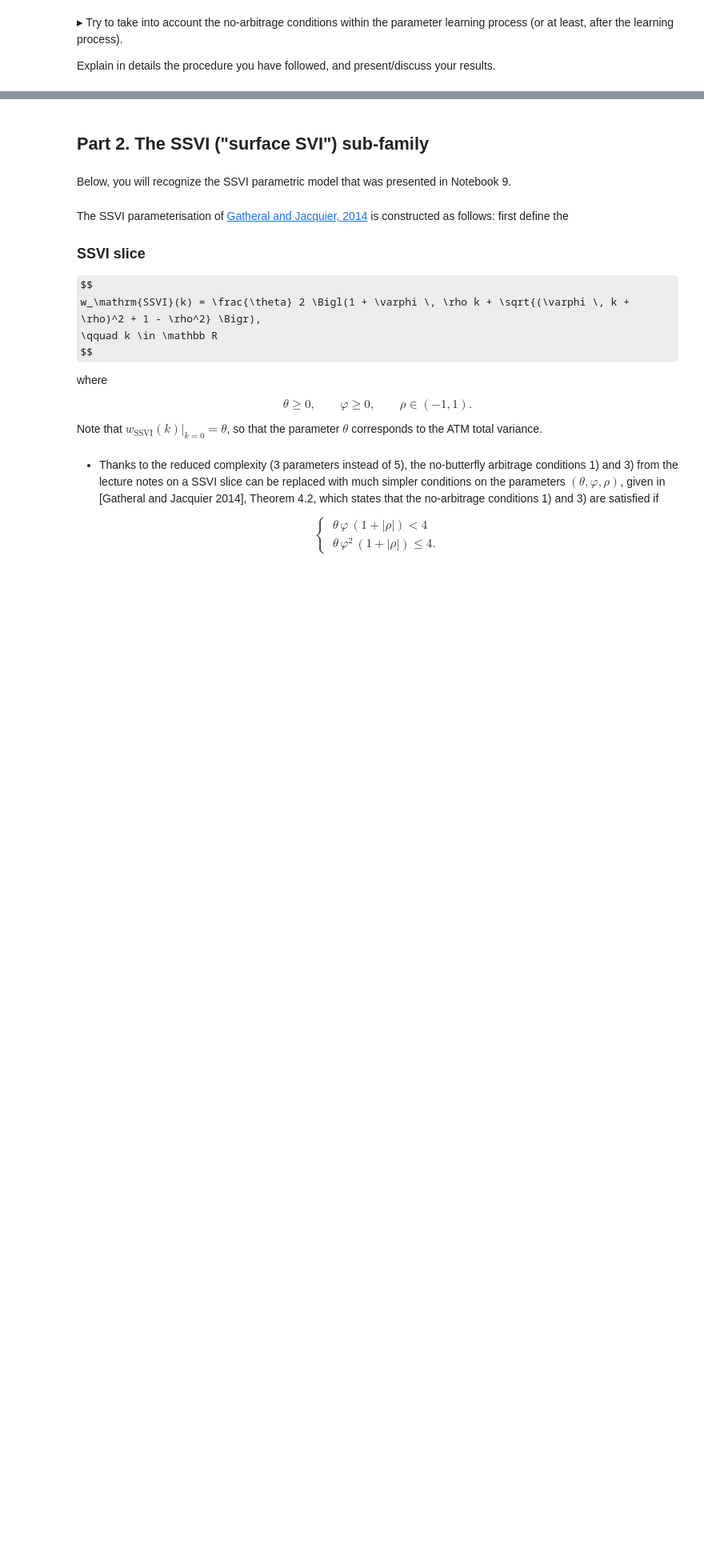
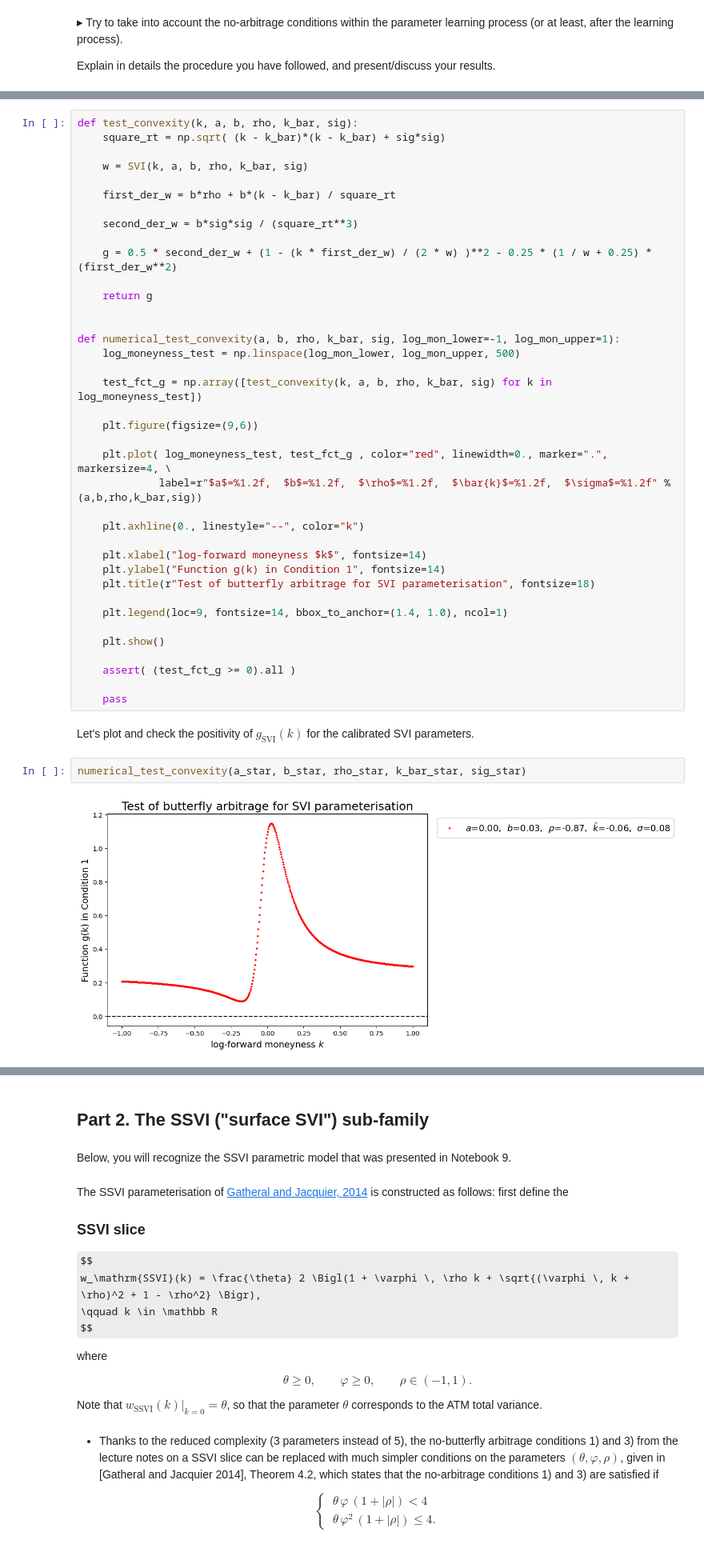
Before and after one commit to TeoAle/Numerical_Processing_Options, a Jupyter notebook: No_arbitrage_implied_volatility.ipynb, the cells around one changed output, grey strips where cells are left out. Shown: that part at 80% size. Cells and saved outputs as stored; diff of their text form; some formulas as TeX source; blank space fills up the shorter version.

```diff
--- a/No_arbitrage_implied_volatility.ipynb
+++ b/No_arbitrage_implied_volatility.ipynb
@@ -382,0 +403,44 @@ Explain in details the procedure you have followed, and present/discuss your res
+# %%
+def test_convexity(k, a, b, rho, k_bar, sig):
+    square_rt = np.sqrt( (k - k_bar)*(k - k_bar) + sig*sig)
+
+    w = SVI(k, a, b, rho, k_bar, sig)
+
+    first_der_w = b*rho + b*(k - k_bar) / square_rt
+
+    second_der_w = b*sig*sig / (square_rt**3)
+
+    g = 0.5 * second_der_w + (1 - (k * first_der_w) / (2 * w) )**2 - 0.25 * (1 / w + 0.25) * (first_der_w**2)
+
+    return g
+
+
+def numerical_test_convexity(a, b, rho, k_bar, sig, log_mon_lower=-1, log_mon_upper=1):
+    log_moneyness_test = np.linspace(log_mon_lower, log_mon_upper, 500)
+
+    test_fct_g = np.array([test_convexity(k, a, b, rho, k_bar, sig) for k in log_moneyness_test])
+
+    plt.figure(figsize=(9,6))
+
+    plt.plot( log_moneyness_test, test_fct_g , color="red", linewidth=0., marker=".", markersize=4, \
+             label=r"$a$=%1.2f,  $b$=%1.2f,  $\rho$=%1.2f,  $\bar{k}$=%1.2f,  $\sigma$=%1.2f" %(a,b,rho,k_bar,sig))
+
+    plt.axhline(0., linestyle="--", color="k")
+
+    plt.xlabel("log-forward moneyness $k$", fontsize=14)
+    plt.ylabel("Function g(k) in Condition 1", fontsize=14)
+    plt.title(r"Test of butterfly arbitrage for SVI parameterisation", fontsize=18)
+
+    plt.legend(loc=9, fontsize=14, bbox_to_anchor=(1.4, 1.0), ncol=1)
+
+    plt.show()
+
+    assert( (test_fct_g >= 0).all )
+
+    pass
+# %% [markdown]
+Let's plot and check the positivity of $g_{\mathrm{SVI}}(k)$ for the calibrated SVI parameters.
+# %%
+numerical_test_convexity(a_star, b_star, rho_star, k_bar_star, sig_star)
+# %% [output]
+[figure, added]
```
Also changed, not shown: parts of 21 cells of this notebook.
